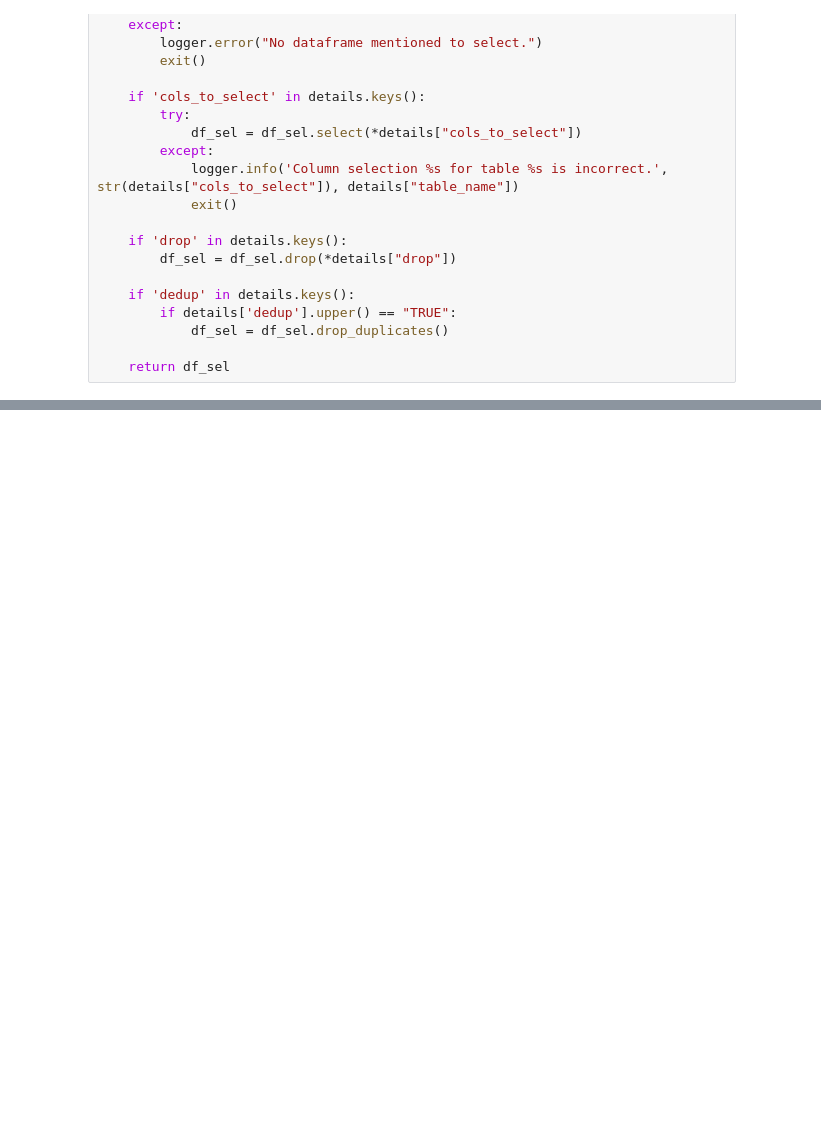
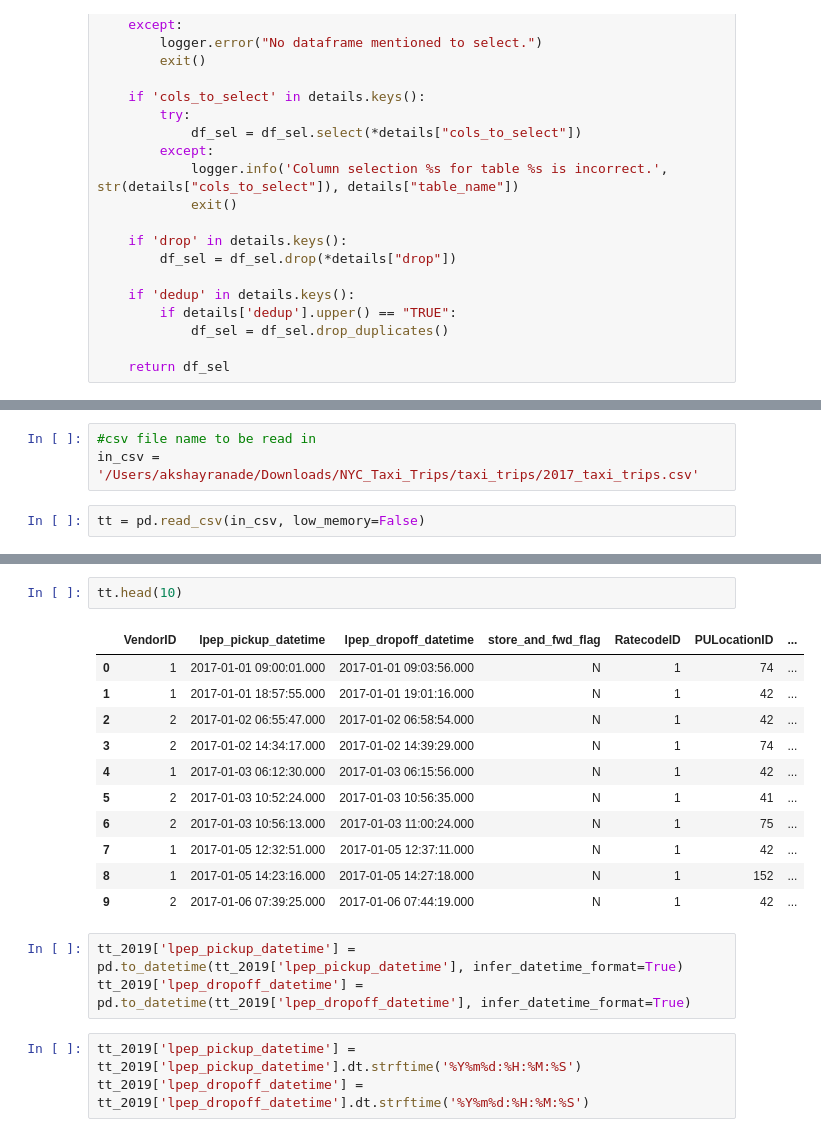
Before and after one commit to akshayranade/pyspark_code_generator, a Jupyter notebook: notebooks/spark_code_builder_demo.ipynb, the cells around one changed output, grey strips where cells are left out. Drawn from its saved outputs; the diff is of its cells as text; blank space fills up the shorter version.

```diff
--- a/notebooks/spark_code_builder_demo.ipynb
+++ b/notebooks/spark_code_builder_demo.ipynb
@@ -318,0 +548,5 @@ def selection(details:dict):
+# %%
+#csv file name to be read in
+in_csv = '/Users/akshayranade/Downloads/NYC_Taxi_Trips/taxi_trips/2017_taxi_trips.csv'
+# %%
+tt = pd.read_csv(in_csv, low_memory=False)
@@ -318,0 +583,20 @@ def selection(details:dict):
+# %%
+tt.head(10)
+# %% [output]
+|  | VendorID | lpep_pickup_datetime | lpep_dropoff_datetime | store_and_fwd_flag | RatecodeID | PULocationID | ... |
+| 0 | 1 | 2017-01-01 09:00:01.000 | 2017-01-01 09:03:56.000 | N | 1 | 74 | ... |
+| 1 | 1 | 2017-01-01 18:57:55.000 | 2017-01-01 19:01:16.000 | N | 1 | 42 | ... |
+| 2 | 2 | 2017-01-02 06:55:47.000 | 2017-01-02 06:58:54.000 | N | 1 | 42 | ... |
+| 3 | 2 | 2017-01-02 14:34:17.000 | 2017-01-02 14:39:29.000 | N | 1 | 74 | ... |
+| 4 | 1 | 2017-01-03 06:12:30.000 | 2017-01-03 06:15:56.000 | N | 1 | 42 | ... |
+| 5 | 2 | 2017-01-03 10:52:24.000 | 2017-01-03 10:56:35.000 | N | 1 | 41 | ... |
+| 6 | 2 | 2017-01-03 10:56:13.000 | 2017-01-03 11:00:24.000 | N | 1 | 75 | ... |
+| 7 | 1 | 2017-01-05 12:32:51.000 | 2017-01-05 12:37:11.000 | N | 1 | 42 | ... |
+| 8 | 1 | 2017-01-05 14:23:16.000 | 2017-01-05 14:27:18.000 | N | 1 | 152 | ... |
+| 9 | 2 | 2017-01-06 07:39:25.000 | 2017-01-06 07:44:19.000 | N | 1 | 42 | ... |
+# %%
+tt_2019['lpep_pickup_datetime'] = pd.to_datetime(tt_2019['lpep_pickup_datetime'], infer_datetime_format=True)
+tt_2019['lpep_dropoff_datetime'] = pd.to_datetime(tt_2019['lpep_dropoff_datetime'], infer_datetime_format=True)
+# %%
+tt_2019['lpep_pickup_datetime'] = tt_2019['lpep_pickup_datetime'].dt.strftime('%Y%m%d:%H:%M:%S')
+tt_2019['lpep_dropoff_datetime'] = tt_2019['lpep_dropoff_datetime'].dt.strftime('%Y%m%d:%H:%M:%S')
```
Also changed, not shown: parts of 59 cells of this notebook, 19 other files.
